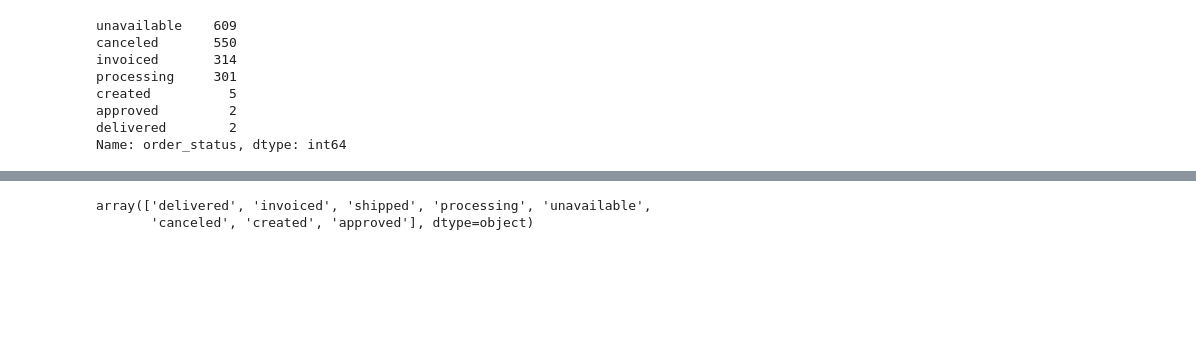
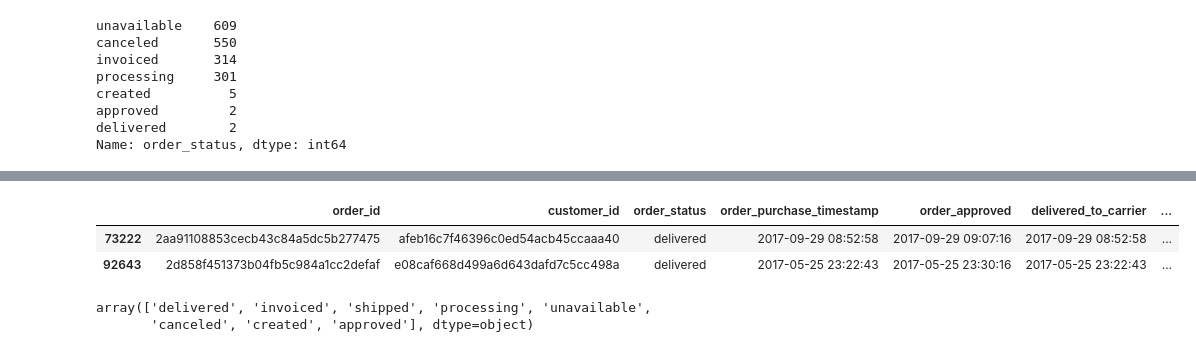
Before and after one commit to RossReisman/Data-Analyst-Portfolio, a Jupyter notebook: Python/brazil/brazil.ipynb, the cells around one changed output, grey strips where cells are left out. Drawn from its saved outputs; the diff is of its cells as text; code cells hidden in the pictures; blank space fills up the shorter version.

```diff
--- a/Python/brazil/brazil.ipynb
+++ b/Python/brazil/brazil.ipynb
@@ -453,0 +482,10 @@ no_carrier.query("order_status == 'delivered'")
+# %%
+delivered_no_carrier = ((orders_df['delivered_to_carrier'].isna()) & (orders_df['order_status'] == 'delivered'))
+# %%
+orders_df.loc[delivered_no_carrier, 'delivered_to_carrier'] = orders_df.loc[
+    delivered_no_carrier, 'order_purchase_timestamp']
+orders_df.loc[delivered_no_carrier,:]
+# %% [output]
+|  | order_id | customer_id | order_status | order_purchase_timestamp | order_approved | delivered_to_carrier | ... |
+| 73222 | 2aa91108853cecb43c84a5dc5b277475 | afeb16c7f46396c0ed54acb45ccaaa40 | delivered | 2017-09-29 08:52:58 | 2017-09-29 09:07:16 | 2017-09-29 08:52:58 | ... |
+| 92643 | 2d858f451373b04fb5c984a1cc2defaf | e08caf668d499a6d643dafd7c5cc498a | delivered | 2017-05-25 23:22:43 | 2017-05-25 23:30:16 | 2017-05-25 23:22:43 | ... |
```
Also changed, not shown: parts of 5 cells of this notebook.
